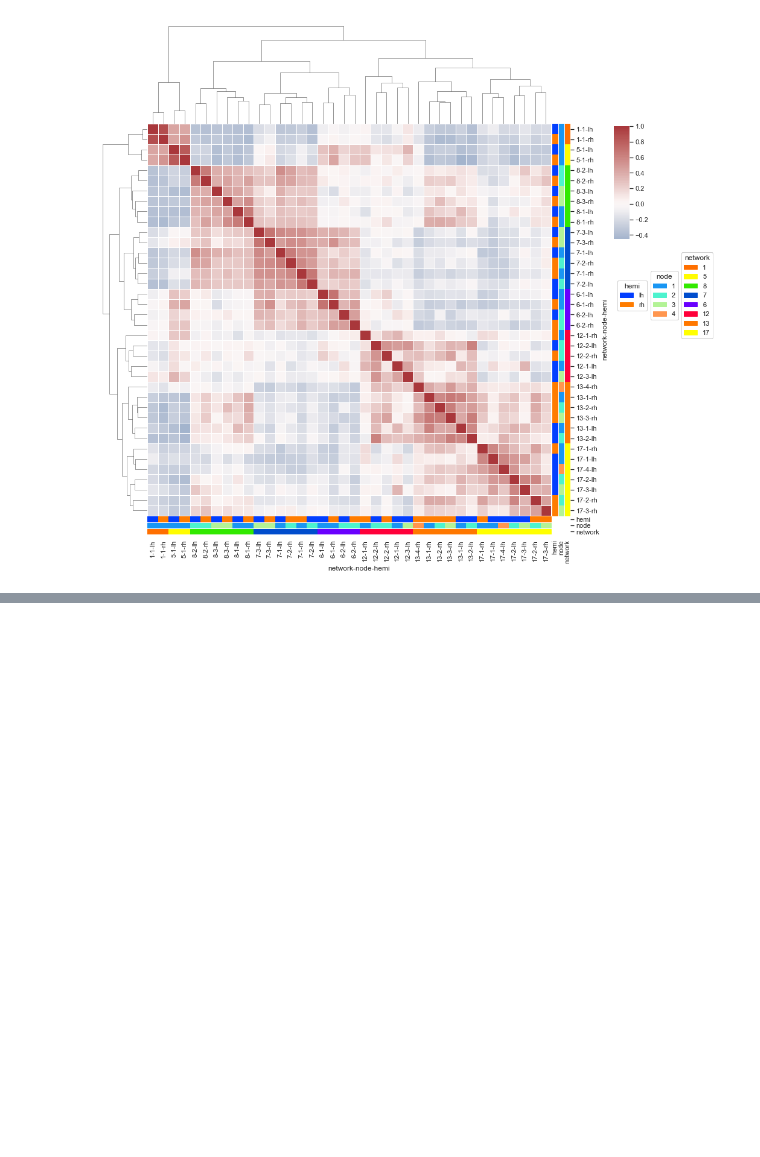
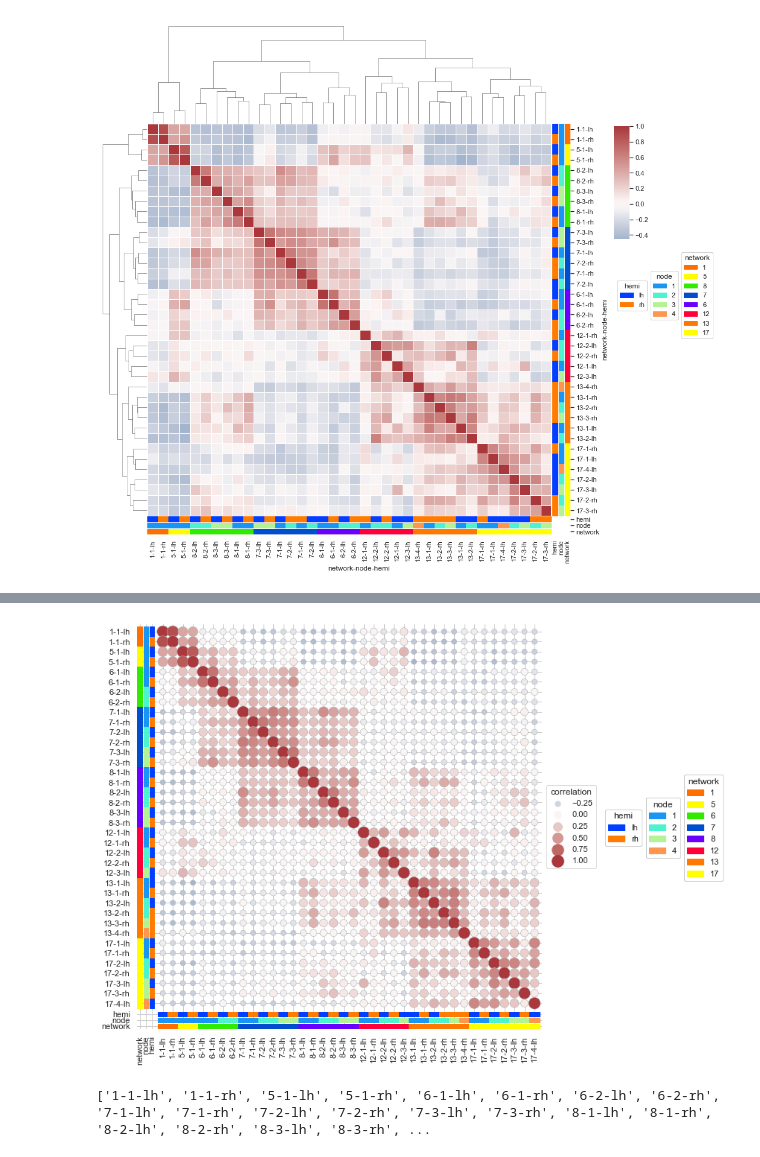
Before and after one commit to mourisl/heatmapannot, a Jupyter notebook: example.ipynb, the cells around one changed output, grey strips where cells are left out. Cells and saved outputs as stored; diff of their text form; code cells hidden in the pictures; blank space fills up the shorter version.

Commit message:
Add the option to shift the color annotations. Add a third example of heatmap with dot plot styple.

```diff
--- a/example.ipynb
+++ b/example.ipynb
@@ -97,0 +100,61 @@ heatmapannot.AdjustAxes(g.ax_row_dendrogram, "row", origYlim, newYlim)
+# %%
+import seaborn as sns
+sns.set_theme(style="whitegrid")
+
+# Load the brain networks dataset, select subset, and collapse the multi-index
+df = sns.load_dataset("brain_networks", header=[0, 1, 2], index_col=0)
+
+used_networks = [1, 5, 6, 7, 8, 12, 13, 17]
+used_columns = (df.columns
+                  .get_level_values("network")
+                  .astype(int)
+                  .isin(used_networks))
+df = df.loc[:, used_columns]
+
+df.columns = df.columns.map("-".join)
+
+# Compute a correlation matrix and convert to long-form
+corr_mat = df.corr().stack().reset_index(name="correlation")
+
+# Draw each cell as a scatter point with varying size and color
+fig, ax = plt.subplots(figsize=(10, 10))
+
+ax = sns.scatterplot(
+    data=corr_mat,
+    x="level_0", y="level_1", hue="correlation", size="correlation",
+    palette="vlag", hue_norm=(-1, 1), edgecolor=".7",
+    sizes=(50, 250), size_norm=(-.2, .8),
+)
+
+# Tweak the figure to finalize
+ax.set(xlabel="", ylabel="", aspect="equal")
+ax.spines["left"].set_visible(False)
+ax.spines["bottom"].set_visible(False)
+ax.spines["right"].set_visible(False)
+ax.spines["top"].set_visible(False)
+ax.margins(.02)
+for label in ax.get_xticklabels():
+    label.set_rotation(90)
+ax.legend(loc="center left", bbox_to_anchor=[1, 0.5], title="correlation")
+
+tickDf = pd.DataFrame()
+tickDf["tick"] = df.columns
+for i,l in enumerate(["network", "node", "hemi"]):
+    tickDf[l] = [c.split("-")[i] for c in df.columns]
+
+colormap = heatmapannot.AddHeatmapAnnot(data=tickDf, heatmap_row="tick", heatmap_col="tick",
+                            row_features = ["hemi", "node", "network"],
+                            row_palettes = ["bright", "rainbow", "prism"],
+                            row_anchors = [-1, -1, -1],
+                            col_features = ["hemi", "node", "network"],
+                            col_palettes = ["bright", "rainbow", "prism"],
+                            col_anchors = [1, 1, 1],
+                            row_align_shift = -0.5, col_align_shift = -0.5,
+                            hide_legends = [3,4,5],
+                            ax=ax)
+# %% [output]
+[figure, added]
+# %%
+print([l.get_text() for l in ax.get_yticklabels()])
+# %% [output]
+['1-1-lh', '1-1-rh', '5-1-lh', '5-1-rh', '6-1-lh', '6-1-rh', '6-2-lh', '6-2-rh', '7-1-lh', '7-1-rh', '7-2-lh', '7-2-rh', '7-3-lh', '7-3-rh', '8-1-lh', '8-1-rh', '8-2-lh', '8-2-rh', '8-3-lh', '8-3-rh', ...
```
Also changed, not shown: parts of 4 cells of this notebook, 2 other files.
